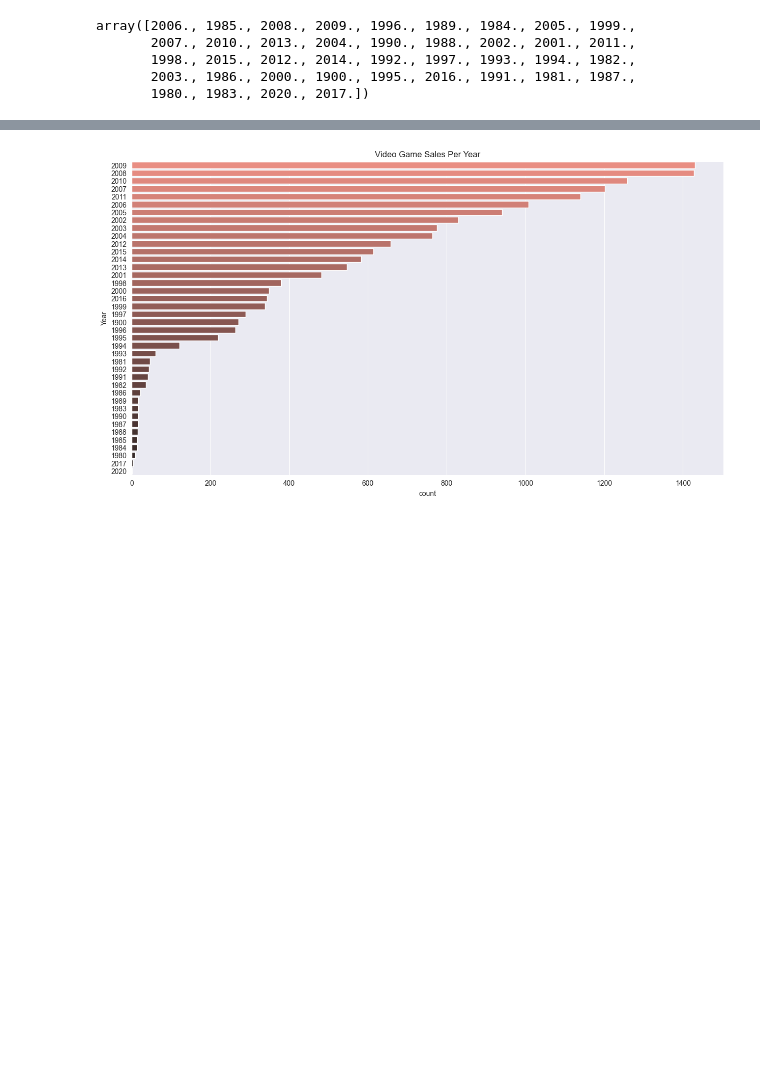
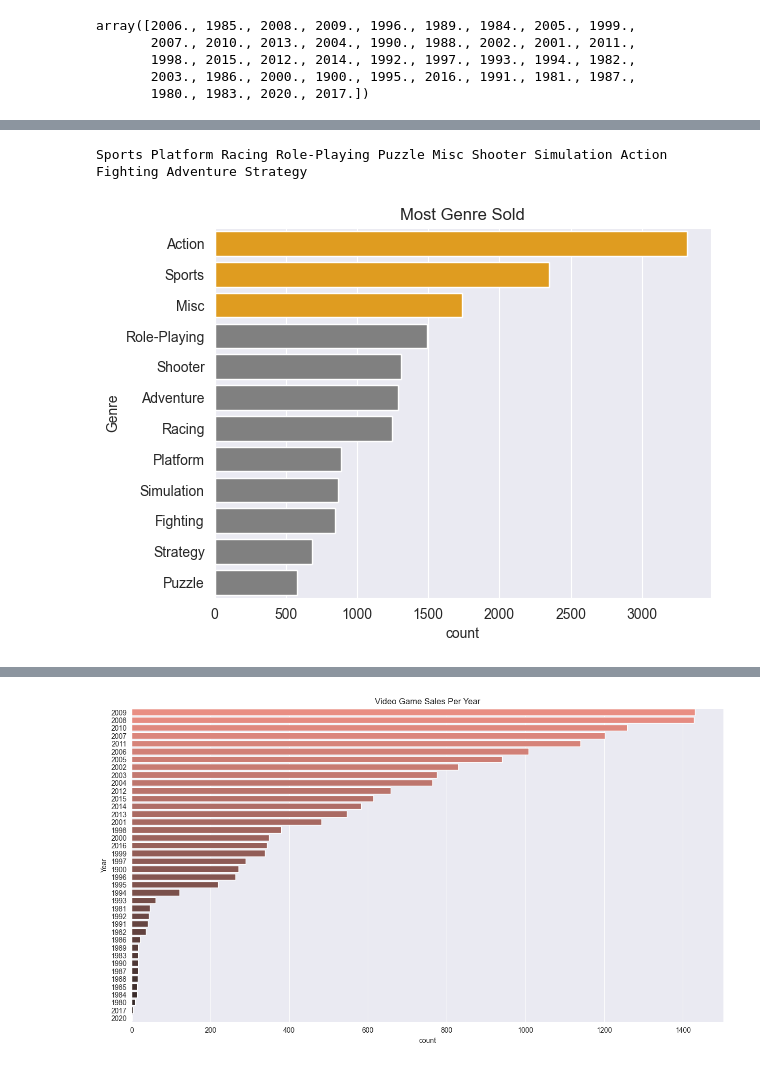
Before and after one commit to roberdd/Video_Game_Sales_Analysis, a Jupyter notebook: Video_Game_Sales_Analysis.ipynb, the cells around one changed output, grey strips where cells are left out. Cells and saved outputs as stored; diff of their text form; code cells hidden in the pictures; blank space fills up the shorter version.

```diff
--- a/Video_Game_Sales_Analysis.ipynb
+++ b/Video_Game_Sales_Analysis.ipynb
@@ -165,0 +207,14 @@ Wii NES GB DS X360 PS3 PS2 SNES GBA 3DS PS4 N64 PS XB PC 2600 PSP XOne GC WiiU G
+# %%
+# Genres
+for genre in vgs.Genre.unique():
+    print(genre, end=" ")
+
+cols = ["orange" if x >= 1500 else "grey" for x in vgs.Genre.value_counts()]
+
+
+sns.countplot(y="Genre", data=vgs, order = vgs["Genre"].value_counts().index, palette=cols)
+plt.title("Most Genre Sold")
+plt.show()
+# %% [output]
+Sports Platform Racing Role-Playing Puzzle Misc Shooter Simulation Action Fighting Adventure Strategy
+[figure, added]
```
Also changed, not shown: parts of 14 cells of this notebook.
